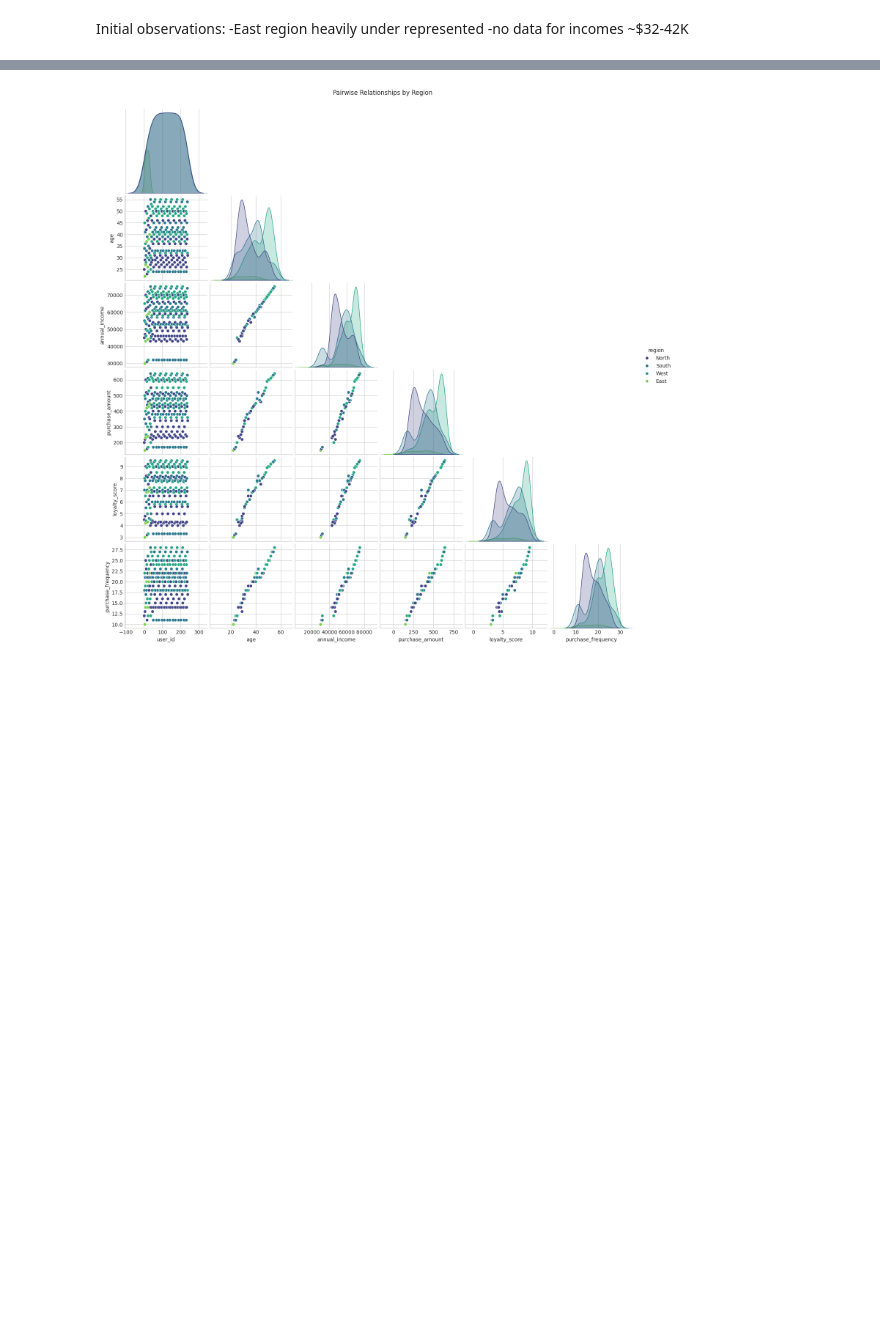
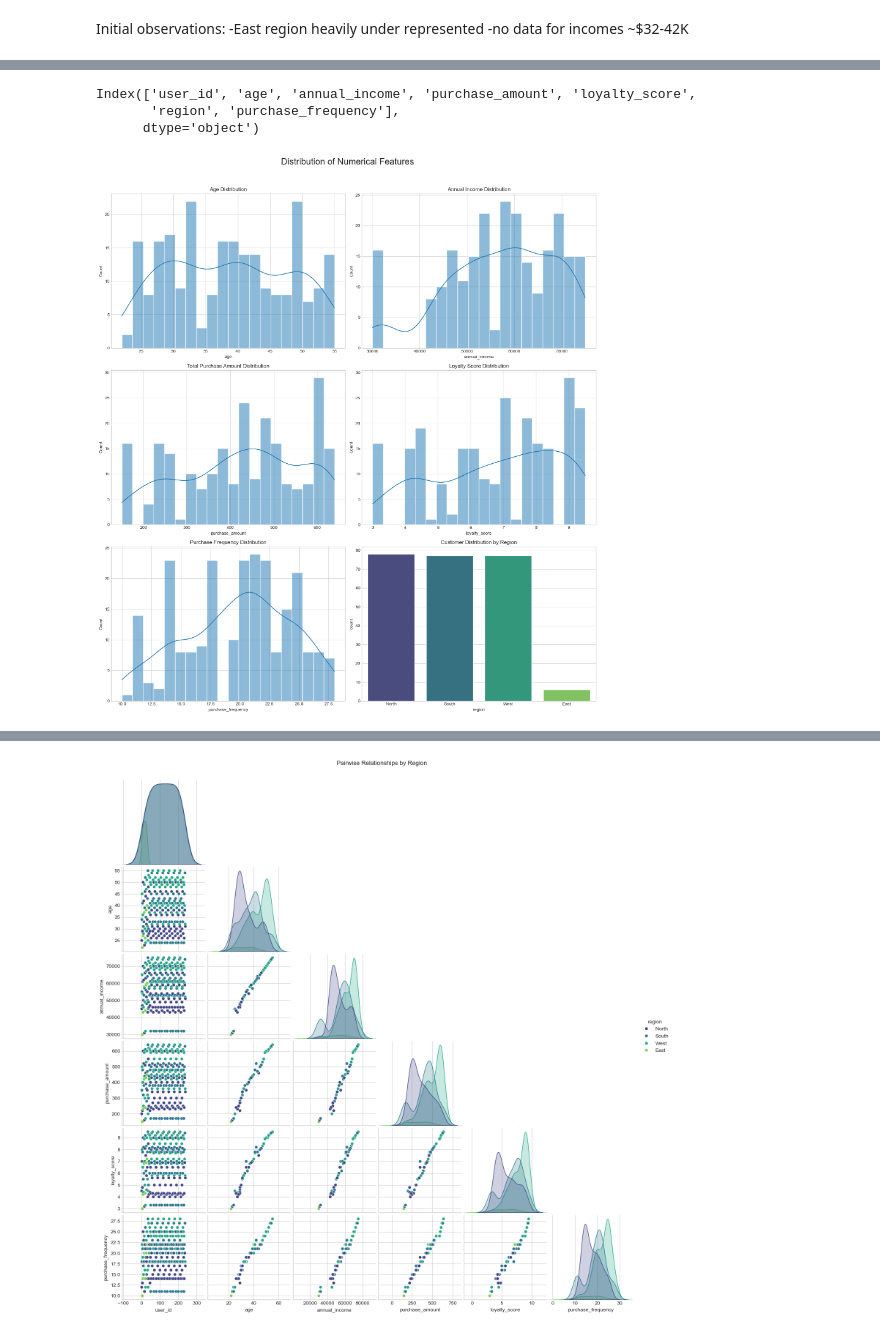
Before and after one commit to elioc1341/customer_purchasing_behaviour, a Jupyter notebook: eda/model_examination.ipynb, the cells around one changed output, grey strips where cells are left out. Cells and saved outputs as stored; diff of their text form; code cells hidden in the pictures; blank space fills up the shorter version.

```diff
--- a/eda/model_examination.ipynb
+++ b/eda/model_examination.ipynb
@@ -83,0 +125,39 @@ Initial observations:
+# %%
+df.columns
+# %% [output]
+Index(['user_id', 'age', 'annual_income', 'purchase_amount', 'loyalty_score',
+       'region', 'purchase_frequency'],
+      dtype='object')
+# %%
+# Create a figure for subplots
+fig, axes = plt.subplots(3, 2, figsize=(16, 18))
+fig.suptitle('Distribution of Numerical Features', fontsize=20)
+
+# Age Distribution
+sns.histplot(df['age'], bins=20, kde=True, ax=axes[0, 0])
+axes[0, 0].set_title('Age Distribution')
+
+# Annual Income Distribution
+sns.histplot(df['annual_income'], bins=20, kde=True, ax=axes[0, 1])
+axes[0, 1].set_title('Annual Income Distribution')
+
+# Purchase Amount Distribution
+sns.histplot(df['purchase_amount'], bins=20, kde=True, ax=axes[1, 0])
+axes[1, 0].set_title('Total Purchase Amount Distribution')
+
+# Loyalty Score Distribution
+sns.histplot(df['loyalty_score'], bins=20, kde=True, ax=axes[1, 1])
+axes[1, 1].set_title('Loyalty Score Distribution')
+
+# Purchase Frequency Distribution
+sns.histplot(df['purchase_frequency'], bins=20, kde=True, ax=axes[2, 0])
+axes[2, 0].set_title('Purchase Frequency Distribution')
+
+# Regional Distribution
+sns.countplot(data=df, x='region', ax=axes[2, 1], hue='region', palette='viridis')
+axes[2, 1].set_title('Customer Distribution by Region')
+
+plt.tight_layout(rect=[0, 0, 1, 0.96])
+plt.show()
+# %% [output]
+[figure, added]
```
Also changed, not shown: parts of 12 cells of this notebook.
